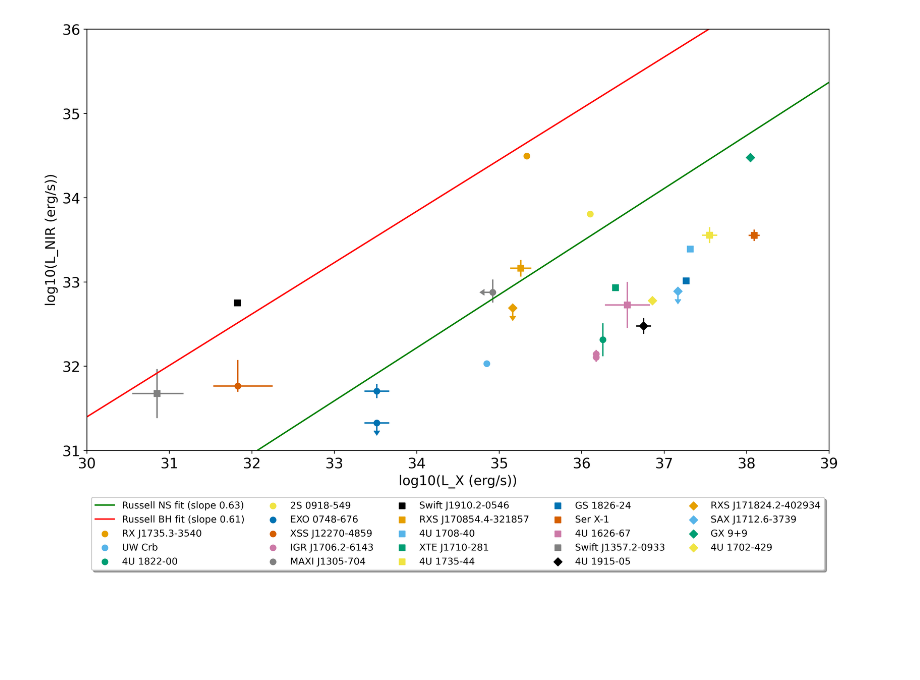
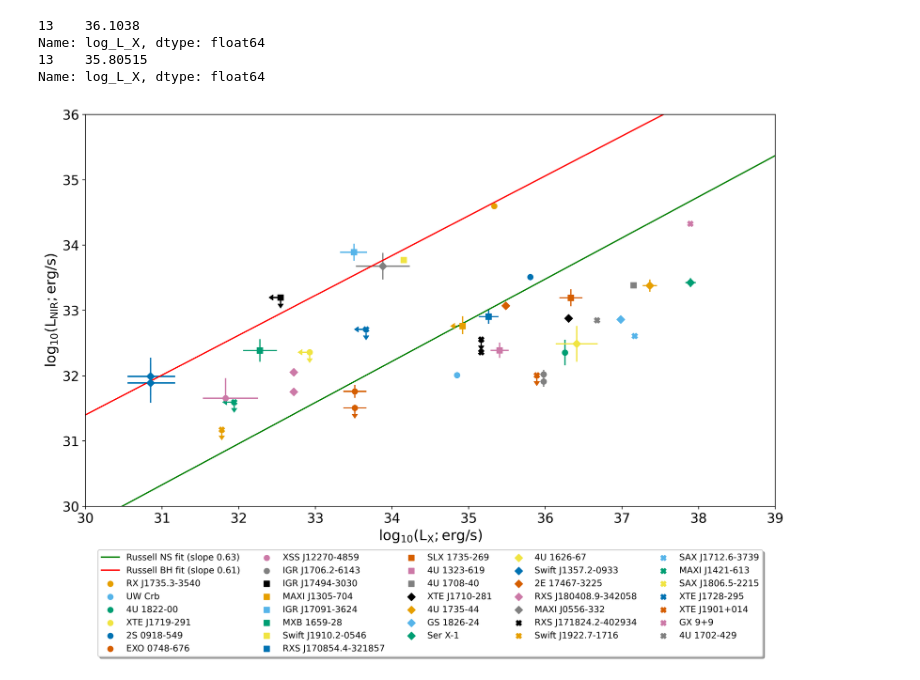
Before and after one commit to reitsmairis/xrbs, a Jupyter notebook: Different_flux.ipynb, the cells around one changed output. Drawn from its saved outputs; the diff is of its cells as text; code cells hidden in the pictures; blank space fills up the shorter version.

```diff
--- a/Different_flux.ipynb
+++ b/Different_flux.ipynb
@@ -3,7 +3,7 @@ import pandas as pd
 import numpy as np
 import matplotlib.pyplot as plt
 # %%
-band = 'J'
+band = 'Ks'
 # %%
 # Load in data
 tbl = pd.read_csv('preprocessed_data_avg.csv')
@@ -25,20 +25,25 @@ def luminosity_error(flux, flux_error, d, d_error, L):
 
     return L_err
 # %%
-# print(tbl[tbl['Source']=='2S_0918-549']['log_L_X'])
+print(tbl[tbl['Source']=='2S_0918-549']['log_L_X'])
 
-# for index, row in tbl.iterrows():
+for index, row in tbl.iterrows():
 
-#     if row['Source'] in new_flux['Source'].tolist():
-#         L_old = row['log_L_X']
-#         flux = new_flux[new_flux['Source'] == row['Source']]['X_flux_heanh'].values[0]
-#         d = row['Distance (kpc)']
-#         L_X = luminosity(flux, d)
-#         row['log_L_X'] = np.log10(L_X)
-#         logL = np.log10(L_X)
-#         tbl['log_L_X'] = tbl['log_L_X'].replace([L_old], logL)
+    if row['Source'] in new_flux['Source'].tolist():
+        L_old = row['log_L_X']
+        flux = new_flux[new_flux['Source'] == row['Source']]['X_flux_heanh'].values[0]
+        d = row['Distance (kpc)']
+        L_X = luminosity(flux, d)
+        row['log_L_X'] = np.log10(L_X)
+        logL = np.log10(L_X)
+        tbl['log_L_X'] = tbl['log_L_X'].replace([L_old], logL)
 
-# print(tbl[tbl['Source']=='2S_0918-549']['log_L_X'])
+print(tbl[tbl['Source']=='2S_0918-549']['log_L_X'])
+# %% [output]
+13    36.1038
+Name: log_L_X, dtype: float64
+13    35.80515
+Name: log_L_X, dtype: float64
 # %%
 def plotfunc_scatter(ax, tbl, color, shape, label):
 
@@ -84,34 +89,36 @@ last_source = 'first'
 for n, s in enumerate(tbl['Source']):
 
     # exclude not plotted sources from legend
     if np.isnan(tbl.iloc[n]['L_NIR']) and np.isnan(tbl.iloc[n]['L_NIR_upplim']) or np.isnan(tbl.iloc[n]['L_X']) and np.isnan(tbl.iloc[n]['L_X_upplim']):
         continue
 
     # every source gets a new shape-color combination
     if s != last_source:
         i +=1
     shape = options[i][0]
     color = options[i][1]
     last_source = s
 
     # scatter plot the data for which luminosites are available
     try:
         plotfunc_scatter(ax, tbl.iloc[n], color, shape, s)
     except:
         continue
 
-ax.set_xlabel('log10(L_X (erg/s))', fontsize=14)
-ax.set_ylabel('log10(L_NIR (erg/s))', fontsize=14)
+ax.set_xlabel(r'$\mathrm{log_{10}(L_{X}; erg/s)}$', fontsize=16)
+ax.set_ylabel(r'$\mathrm{log_{10}(L_{NIR}; erg/s)}$', fontsize=16)
 ax.set_xlim(30, 39)
-ax.set_ylim(31, 36)
+ax.set_ylim(30, 36)
+# ax.set_xlim(30, 40)
+# ax.set_ylim(29, 39)
 ax.tick_params(axis='both', labelsize=15)
 
 # remove duplicates from legend
 handles, labels = plt.gca().get_legend_handles_labels()
 by_label = dict(zip(labels, handles))
 
 ax.legend(by_label.values(), by_label.keys(), loc='upper center', bbox_to_anchor=(0.5, -0.1),
           fancybox=True, shadow=True, ncol=5)
 plt.show()
 # %% [output]
-[figure, old version]
+[figure, new version]
```
Also changed, not shown: 8 other files.
